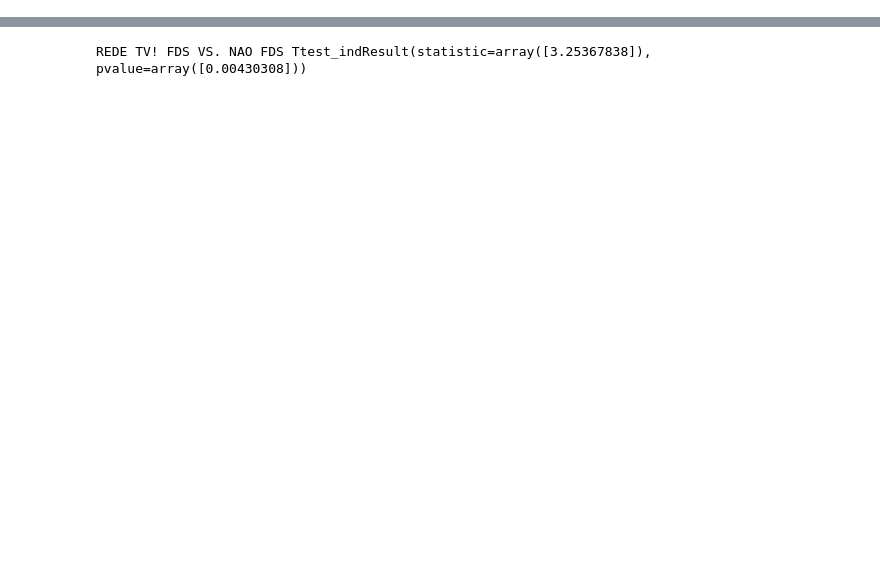
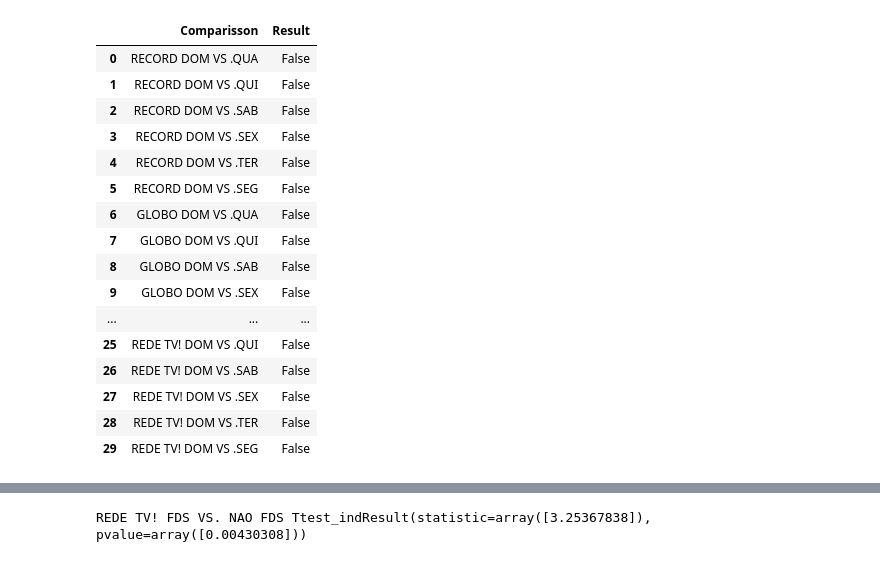
Before and after one commit to gustavozantut/trabalho_inferencia, a Jupyter notebook: Apresentacao_Inferencia_FMU.ipynb, the cells around one changed output, grey strips where cells are left out. Cells and saved outputs as stored; diff of their text form; code cells hidden in the pictures; blank space fills up the shorter version.

```diff
--- a/Apresentacao_Inferencia_FMU.ipynb
+++ b/Apresentacao_Inferencia_FMU.ipynb
@@ -116,3 +117,49 @@ REDE TV! DOM VS. TER Ttest_indResult(statistic=array([2.52750134]), pvalue=array
+# %%
+#Algum dia da semana tem a média de preço do horário nobre menor que o domingo?
+p_values = []
+comparissons = []
+for j in set(programas["Emissora"]):
+    for i in set(programas["DiaSemana"]):
+        if not (i=="DOM"):
+            j+" DOM VS. "+i,
+            p_value = stats.ttest_ind(
+                filtro_preco(
+                    "DiaSemana",
+                    "DOM",
+                    programas.loc[(programas["Emissora"]==j)&(programas["Daypart"]=="Prime Time")]),
+                filtro_preco(
+                    "DiaSemana",
+                    i,
+                    programas.loc[(programas["Emissora"]==j)&(programas["Daypart"]=="Prime Time")]),
+                equal_var = False, alternative="greater")[1]
+            comparisson = [j+" DOM VS ."+i]
+            comparissons.extend(comparisson)
+            p_values.extend(p_value)
+#print(p_values)
+#print(comparissons)
+df_resp_mcm ["Comparisson"] = comparissons
+df_resp_mcm["Result"] = sms.multitest.multipletests(p_values, alpha=0.05, method='bonferroni', is_sorted=False, returnsorted=False)[0]
+df_resp_mcm = pd.DataFrame(df_resp_mcm)
+df_resp_mcm.loc[df_resp_mcm["Result"]==0]
+#bonferroni
+# %% [output]
+|  | Comparisson | Result |
+| 0 | RECORD DOM VS .QUA | False |
+| 1 | RECORD DOM VS .QUI | False |
+| 2 | RECORD DOM VS .SAB | False |
+| 3 | RECORD DOM VS .SEX | False |
+| 4 | RECORD DOM VS .TER | False |
+| 5 | RECORD DOM VS .SEG | False |
+| 6 | GLOBO DOM VS .QUA | False |
+| 7 | GLOBO DOM VS .QUI | False |
+| 8 | GLOBO DOM VS .SAB | False |
+| 9 | GLOBO DOM VS .SEX | False |
+| ... | ... | ... |
+| 25 | REDE TV! DOM VS .QUI | False |
+| 26 | REDE TV! DOM VS .SAB | False |
+| 27 | REDE TV! DOM VS .SEX | False |
+| 28 | REDE TV! DOM VS .TER | False |
+| 29 | REDE TV! DOM VS .SEG | False |
 # %%
 px.box(programas.loc[programas["Daypart"]=="Prime Time"], color="DiaSemana", y="PrecoTabela30Segs", facet_col="Emissora"
       )
```
Also changed, not shown: parts of 4 cells of this notebook.
